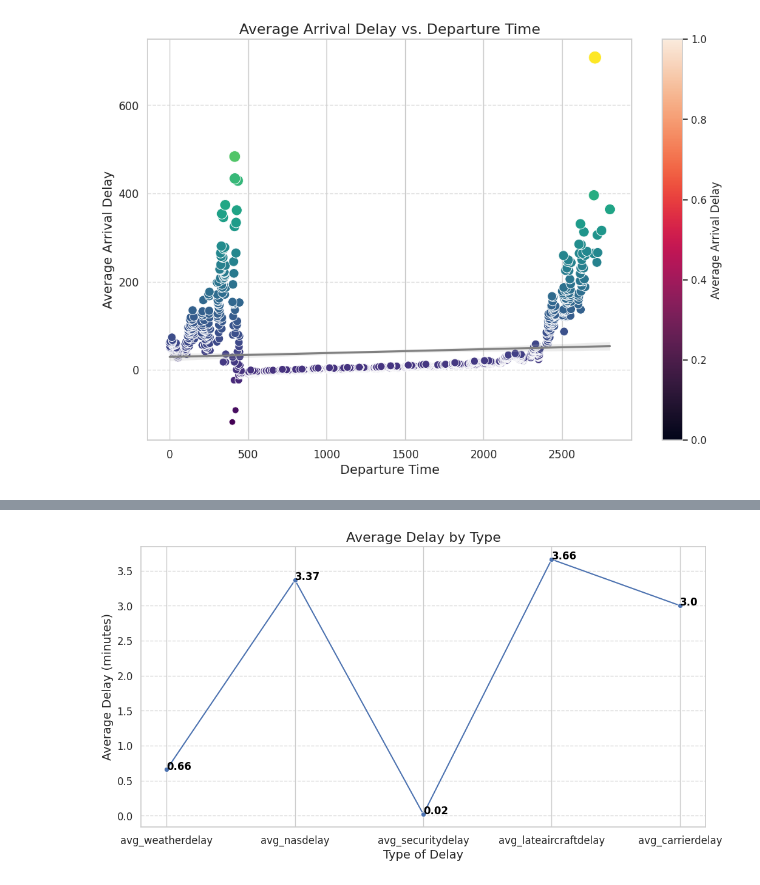
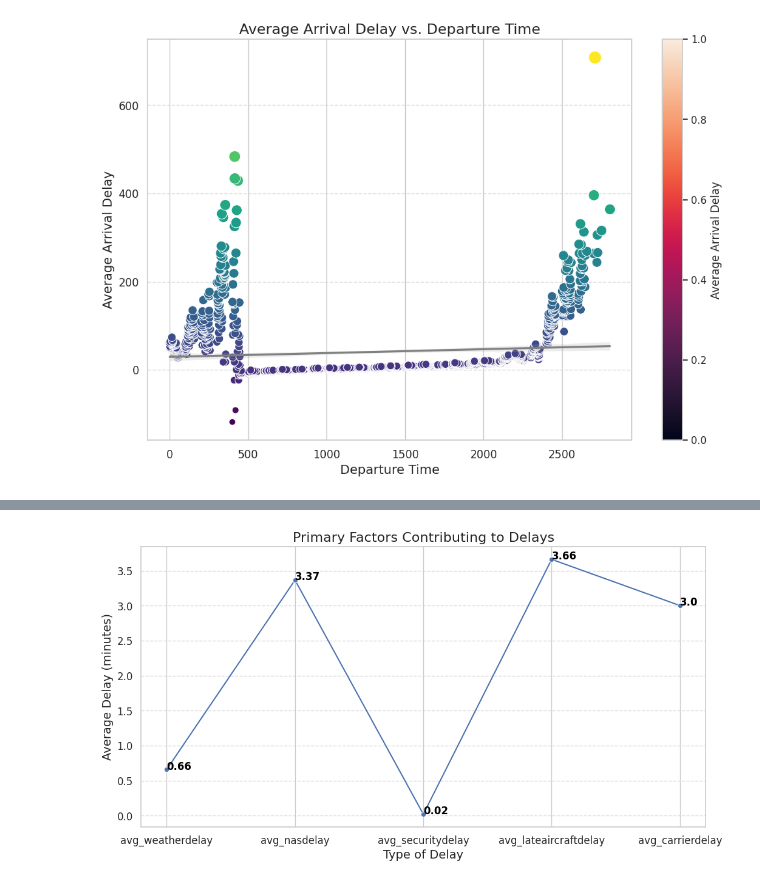
Before and after one commit to DianaKahar/Data_Management2, a Jupyter notebook: P137263_Assignment2.ipynb, the cells around one changed output, grey strips where cells are left out. Saved outputs shown, nothing was run; the diff lists cells and outputs as text; code cells hidden in the pictures.

```diff
--- a/P137263_Assignment2.ipynb
+++ b/P137263_Assignment2.ipynb
@@ -266,25 +276,25 @@ melted_df = factors_delay.melt(var_name='DelayType', value_name='AverageDelay')
 # %%
 plt.figure(figsize=(12, 6))
 sns.lineplot(x='DelayType', y='AverageDelay', data=melted_df, marker='o')
 
-plt.title('Average Delay by Type', fontsize=16)
+plt.title('Primary Factors Contributing to Delays', fontsize=16)
 plt.xlabel('Type of Delay', fontsize=14)
 plt.ylabel('Average Delay (minutes)', fontsize=14)
 plt.xticks(fontsize=12)
 plt.yticks(fontsize=12)
 plt.grid(axis='y', linestyle='--', alpha=0.7)
 
 for line in range(melted_df.shape[0]):
     plt.text(
         line,
         melted_df.AverageDelay[line],
         round(melted_df.AverageDelay[line], 2),
         horizontalalignment='left',
         size='medium',
         color='black',
         weight='semibold'
     )
 
 plt.show()
 # %% [output]
-[figure, old version]
+[figure, new version]
```
Also changed, not shown: parts of 3 cells of this notebook.
